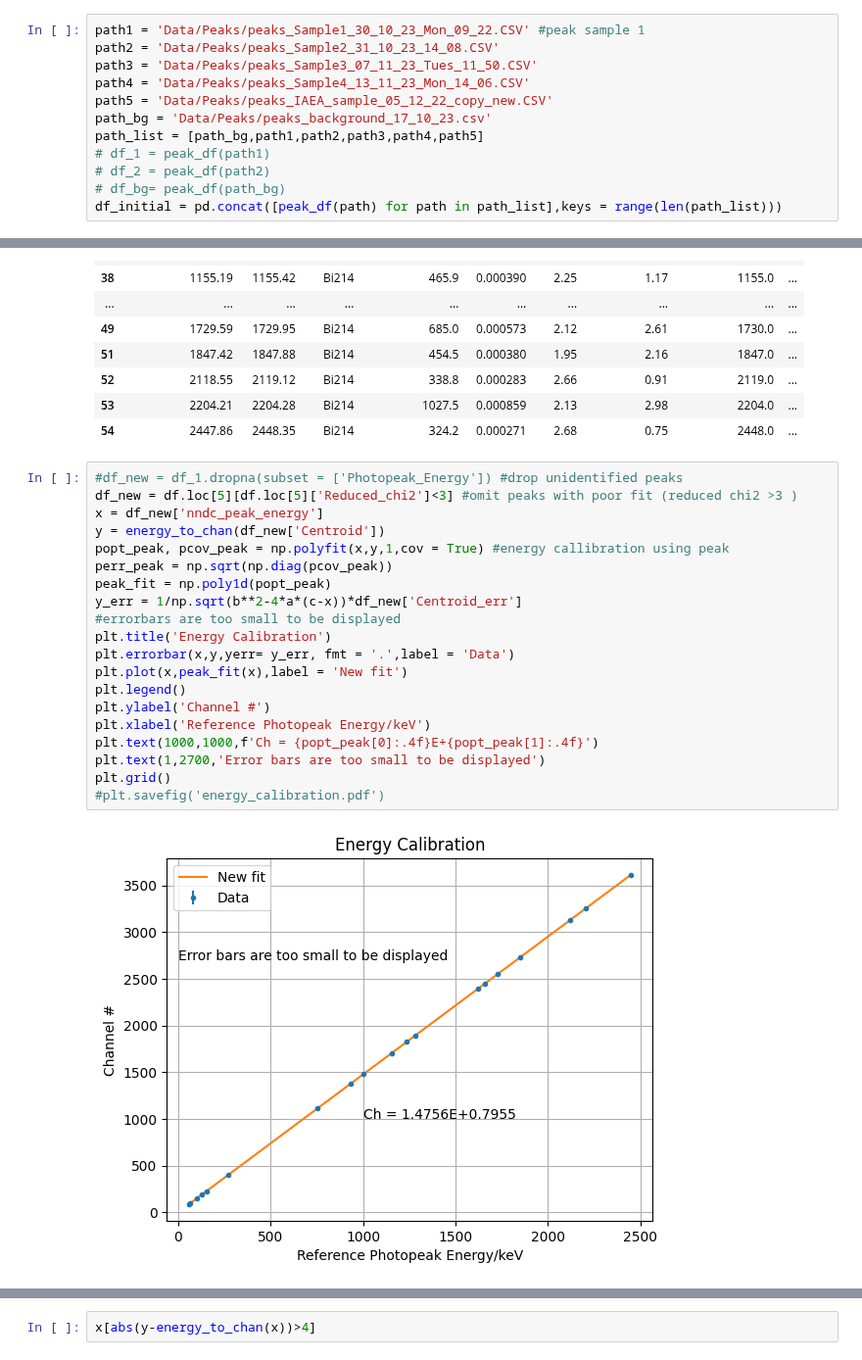
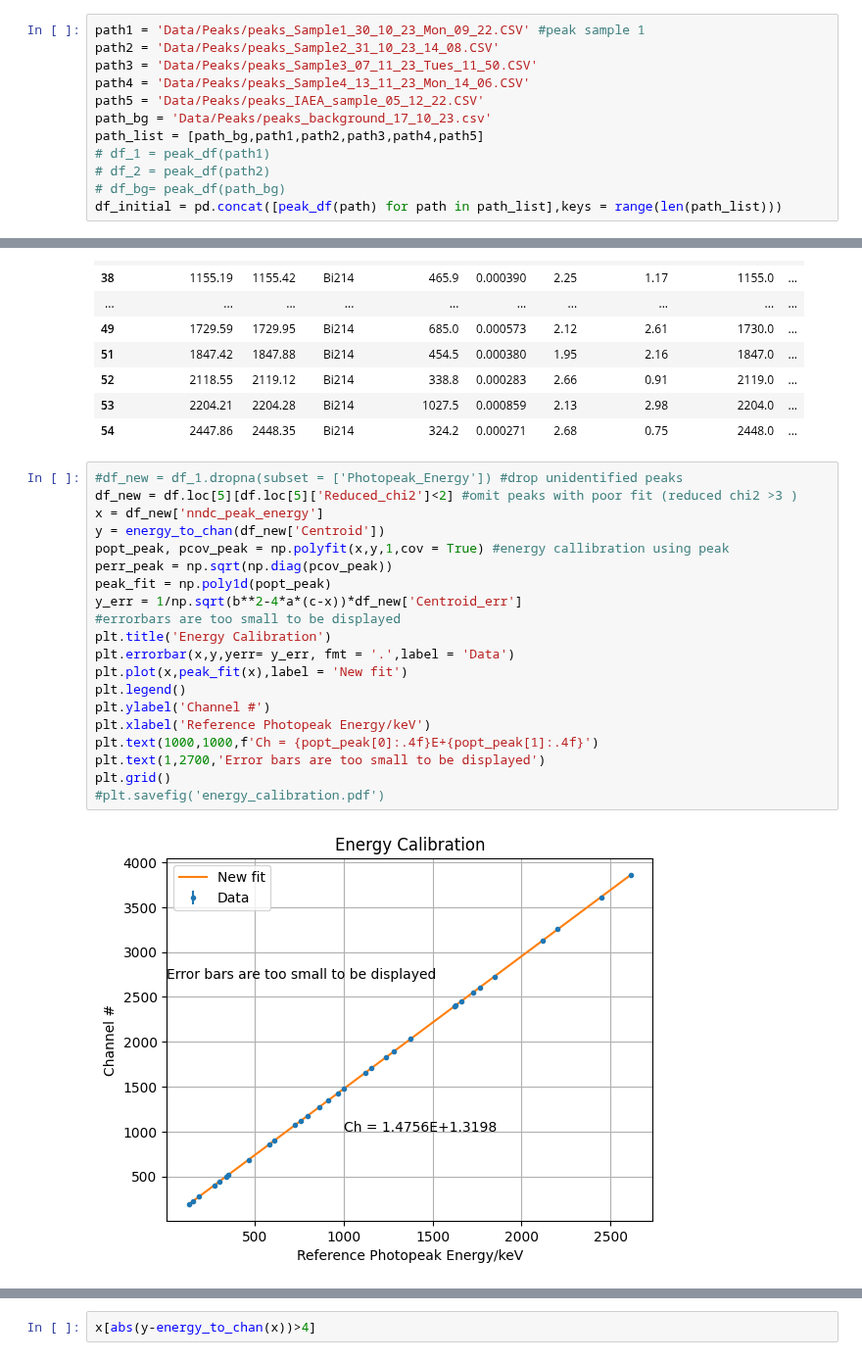
Before and after one commit to ngcnpeter/HPGe_lab_y3, a Jupyter notebook: spectal_analysis.ipynb, the cells around one changed output, grey strips where cells are left out. Shown at 98% size. Saved outputs shown, nothing was run; the diff lists cells and outputs as text.

```diff
--- a/spectal_analysis.ipynb
+++ b/spectal_analysis.ipynb
@@ -126,7 +126,7 @@ path1 = 'Data/Peaks/peaks_Sample1_30_10_23_Mon_09_22.CSV' #peak sample 1
 path2 = 'Data/Peaks/peaks_Sample2_31_10_23_14_08.CSV'
 path3 = 'Data/Peaks/peaks_Sample3_07_11_23_Tues_11_50.CSV'
 path4 = 'Data/Peaks/peaks_Sample4_13_11_23_Mon_14_06.CSV'
-path5 = 'Data/Peaks/peaks_IAEA_sample_05_12_22_copy_new.CSV'
+path5 = 'Data/Peaks/peaks_IAEA_sample_05_12_22.CSV'
 path_bg = 'Data/Peaks/peaks_background_17_10_23.csv'
 path_list = [path_bg,path1,path2,path3,path4,path5]
 # df_1 = peak_df(path1)
@@ -264,26 +264,26 @@ df_new
 | 54 | 2447.86 | 2448.35 | Bi214 | 324.2 | 0.000271 | 2.68 | 0.75 | 2448.0 | ... |
 # %%
 #df_new = df_1.dropna(subset = ['Photopeak_Energy']) #drop unidentified peaks
-df_new = df.loc[5][df.loc[5]['Reduced_chi2']<3] #omit peaks with poor fit (reduced chi2 >3 )
+df_new = df.loc[5][df.loc[5]['Reduced_chi2']<2] #omit peaks with poor fit (reduced chi2 >3 )
 x = df_new['nndc_peak_energy']
 y = energy_to_chan(df_new['Centroid'])
 popt_peak, pcov_peak = np.polyfit(x,y,1,cov = True) #energy callibration using peak
 perr_peak = np.sqrt(np.diag(pcov_peak))
 peak_fit = np.poly1d(popt_peak)
 y_err = 1/np.sqrt(b**2-4*a*(c-x))*df_new['Centroid_err']
 #errorbars are too small to be displayed
 plt.title('Energy Calibration')
 plt.errorbar(x,y,yerr= y_err, fmt = '.',label = 'Data')
 plt.plot(x,peak_fit(x),label = 'New fit')
 plt.legend()
 plt.ylabel('Channel #')
 plt.xlabel('Reference Photopeak Energy/keV')
 plt.text(1000,1000,f'Ch = {popt_peak[0]:.4f}E+{popt_peak[1]:.4f}')
 plt.text(1,2700,'Error bars are too small to be displayed')
 plt.grid()
 #plt.savefig('energy_calibration.pdf')
 # %% [output]
-[figure, old version]
+[figure, new version]
 # %%
 print(f'Linear fit (energy to channel) using peak energy: E = {1/popt_peak[0]:.6f}Ch {-popt_peak[1]/popt_peak[0]:.6f}')
 print(f'Original quadratic fit (energy to channel) : E = {a:.6g}Ch^2 + {b:.6f}Ch + {c}' )
```
Also changed, not shown: parts of 7 cells of this notebook, 2 other files.
